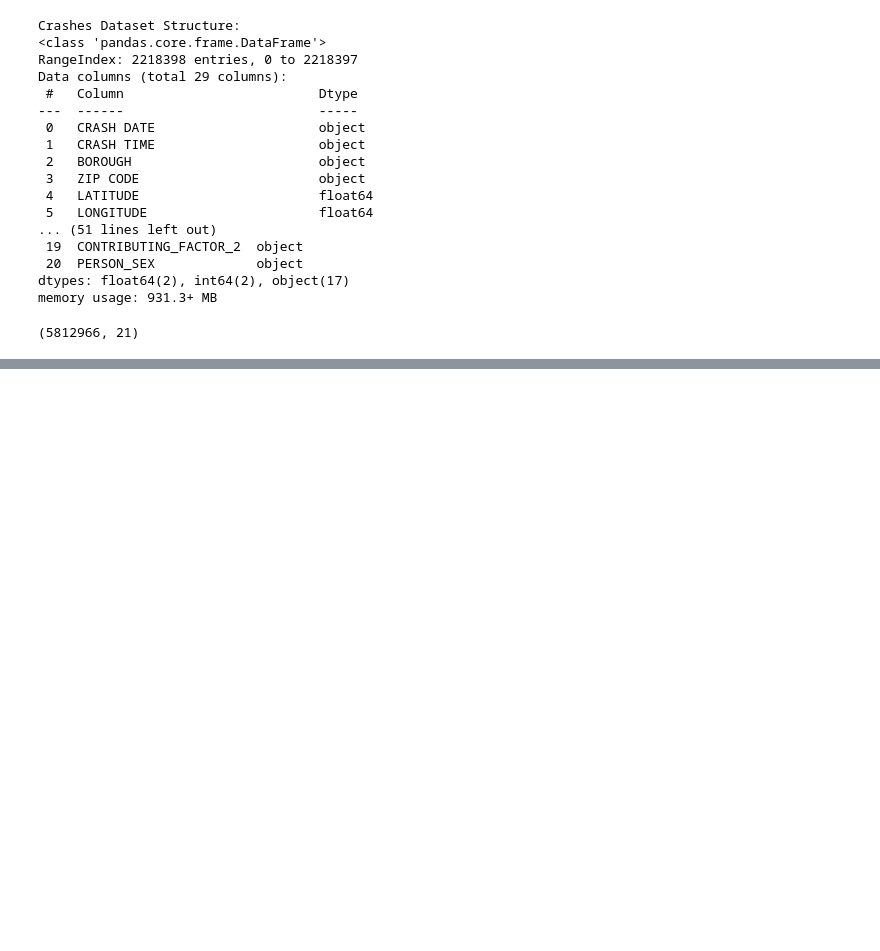
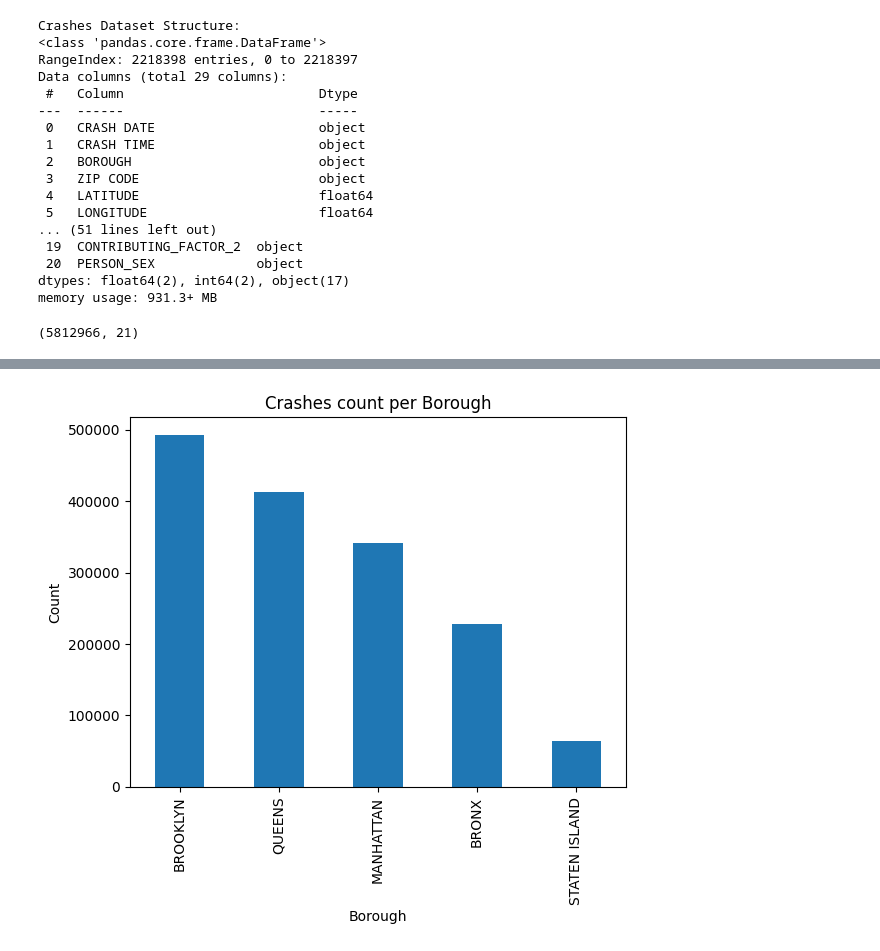
Before and after one commit to User-2rxeg/NYC-CrashLens, a Jupyter notebook: V1.ipynb, the cells around one changed output, grey strips where cells are left out. Cells and saved outputs as stored; diff of their text form; code cells hidden in the pictures; blank space fills up the shorter version.

```diff
--- a/V1.ipynb
+++ b/V1.ipynb
@@ -62,0 +131,8 @@ memory usage: 931.3+ MB
+# %%
+df_crashes['BOROUGH'].value_counts().plot(kind='bar')
+plt.title("Crashes count per Borough")
+plt.xlabel("Borough")
+plt.ylabel("Count")
+plt.show()
+# %% [output]
+[figure, added]
```
Also changed, not shown: parts of 9 cells of this notebook.
